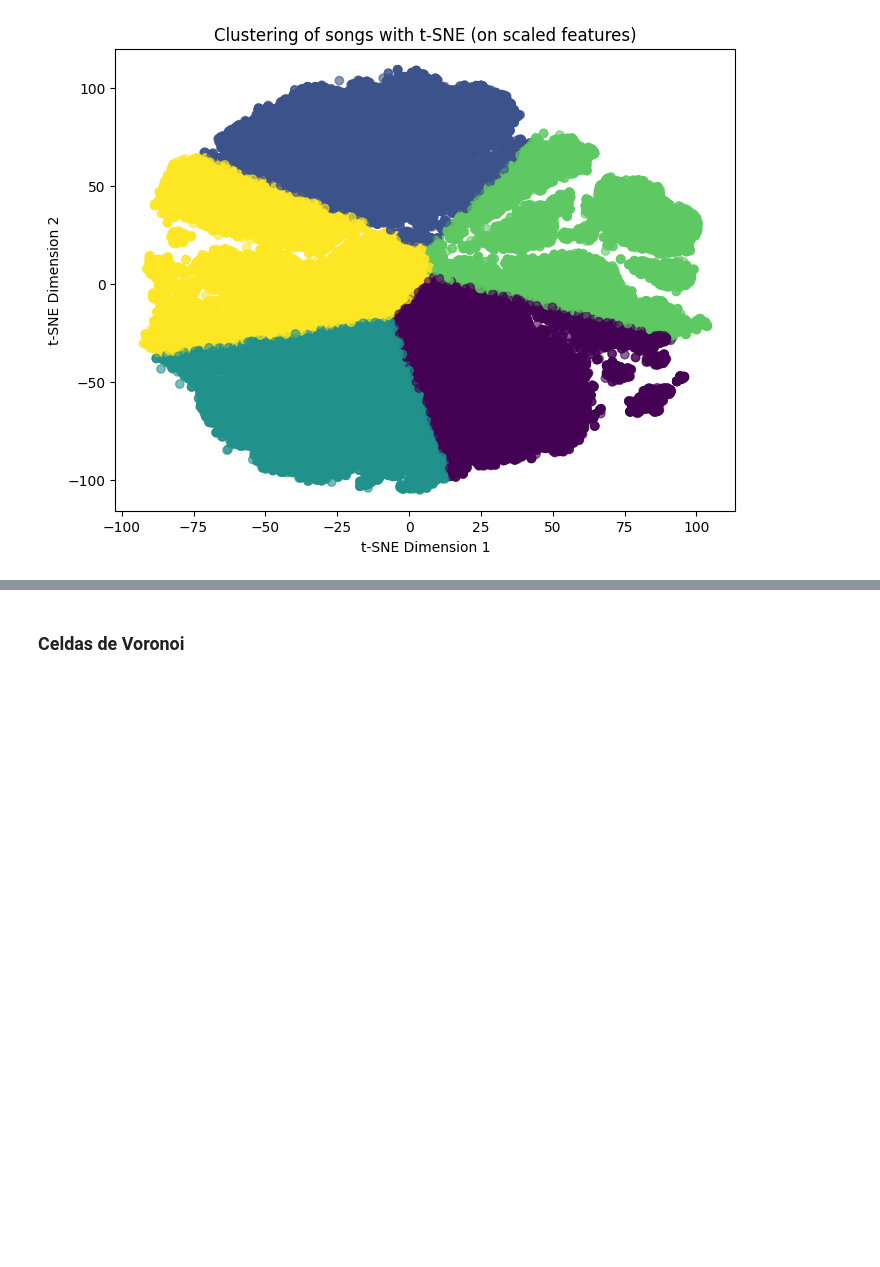
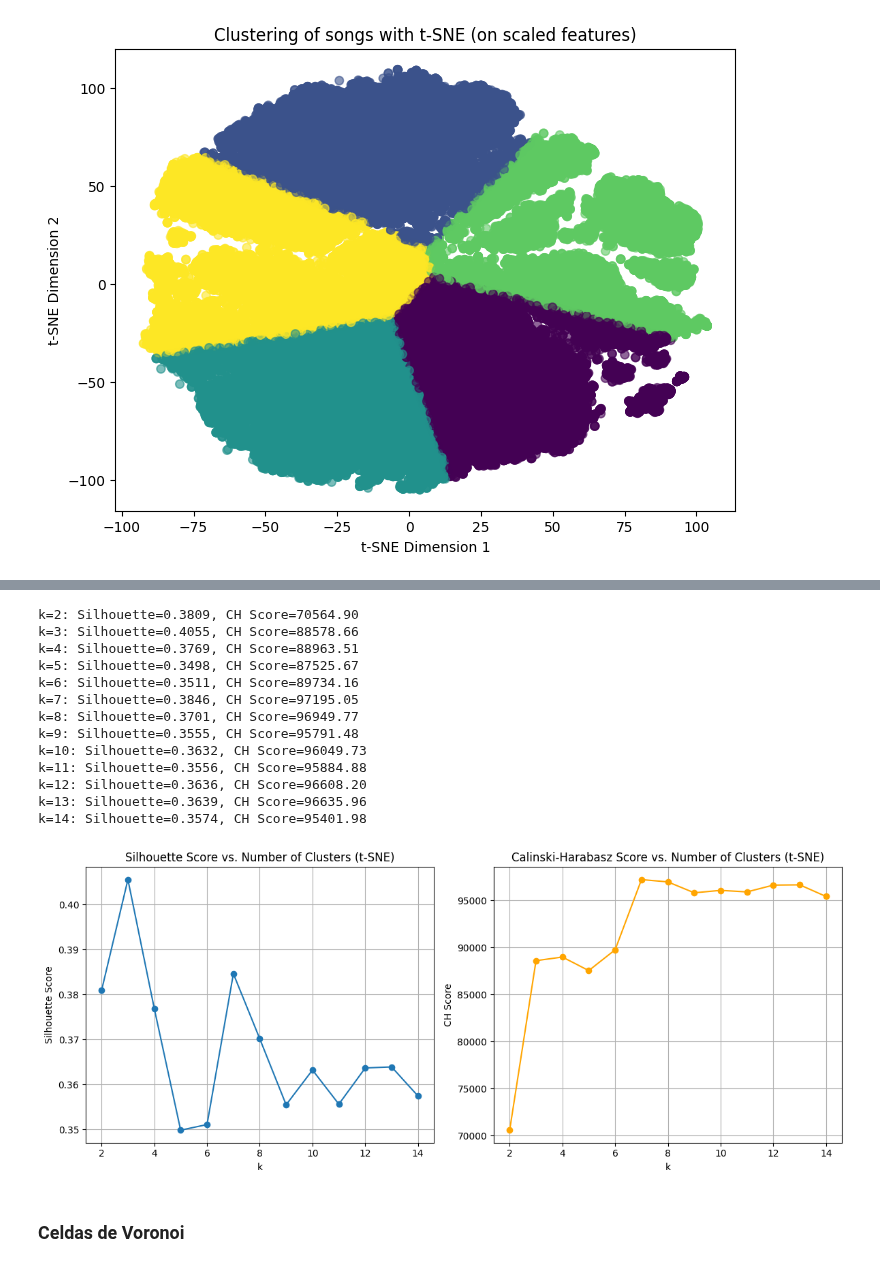
Before and after one commit to enekobarod/Suggestify, a Jupyter notebook: Suggestify/Suggestify.ipynb, the cells around one changed output, grey strips where cells are left out. Saved outputs shown, nothing was run; the diff lists cells and outputs as text; code cells hidden in the pictures; blank space fills up the shorter version.

Commit message:
coreción tsne / métricas para evaluar

```diff
--- a/Suggestify/Suggestify.ipynb
+++ b/Suggestify/Suggestify.ipynb
@@ -331,3 +336,69 @@ plt.show()
+# %%
+from sklearn.cluster import KMeans
+from sklearn.metrics import silhouette_score, calinski_harabasz_score
+import matplotlib.pyplot as plt
+
+N = 100000
+df_scaled_subset = df_scaled[:N]
+
+tsne = TSNE(
+    n_components=2,
+    perplexity=30,
+    random_state=42,
+    init='random'
+)
+tsne_results = tsne.fit_transform(df_scaled_subset)
+
+# Evaluation loop
+silhouette_scores = []
+ch_scores = []
+k_values = range(2, 15)
+
+for k in k_values:
+    kmeans = KMeans(n_clusters=k, random_state=42)
+    labels = kmeans.fit_predict(tsne_results)
+
+    sil_score = silhouette_score(tsne_results, labels)
+    ch_score = calinski_harabasz_score(tsne_results, labels)
+
+    silhouette_scores.append(sil_score)
+    ch_scores.append(ch_score)
+
+    print(f"k={k}: Silhouette={sil_score:.4f}, CH Score={ch_score:.2f}")
+
+plt.figure(figsize=(12, 5))
+
+plt.subplot(1, 2, 1)
+plt.plot(k_values, silhouette_scores, marker='o')
+plt.title("Silhouette Score vs. Number of Clusters (t-SNE)")
+plt.xlabel("k")
+plt.ylabel("Silhouette Score")
+plt.grid(True)
+
+plt.subplot(1, 2, 2)
+plt.plot(k_values, ch_scores, marker='o', color='orange')
+plt.title("Calinski-Harabasz Score vs. Number of Clusters (t-SNE)")
+plt.xlabel("k")
+plt.ylabel("CH Score")
+plt.grid(True)
+
+plt.tight_layout()
+plt.show()
+# %% [output]
+k=2: Silhouette=0.3809, CH Score=70564.90
+k=3: Silhouette=0.4055, CH Score=88578.66
+k=4: Silhouette=0.3769, CH Score=88963.51
+k=5: Silhouette=0.3498, CH Score=87525.67
+k=6: Silhouette=0.3511, CH Score=89734.16
+k=7: Silhouette=0.3846, CH Score=97195.05
+k=8: Silhouette=0.3701, CH Score=96949.77
+k=9: Silhouette=0.3555, CH Score=95791.48
+k=10: Silhouette=0.3632, CH Score=96049.73
+k=11: Silhouette=0.3556, CH Score=95884.88
+k=12: Silhouette=0.3636, CH Score=96608.20
+k=13: Silhouette=0.3639, CH Score=96635.96
+k=14: Silhouette=0.3574, CH Score=95401.98
+[figure, added]
 # %%
 numerical_features = ["artist_id", "album_id", "duration_ms", "danceability", "energy", "key", "loudness", "mode", "speechiness",
                 "acousticness", "instrumentalness", "liveness", "valence", "tempo", "time_signature"]
```
Also changed, not shown: parts of 2 cells of this notebook.
